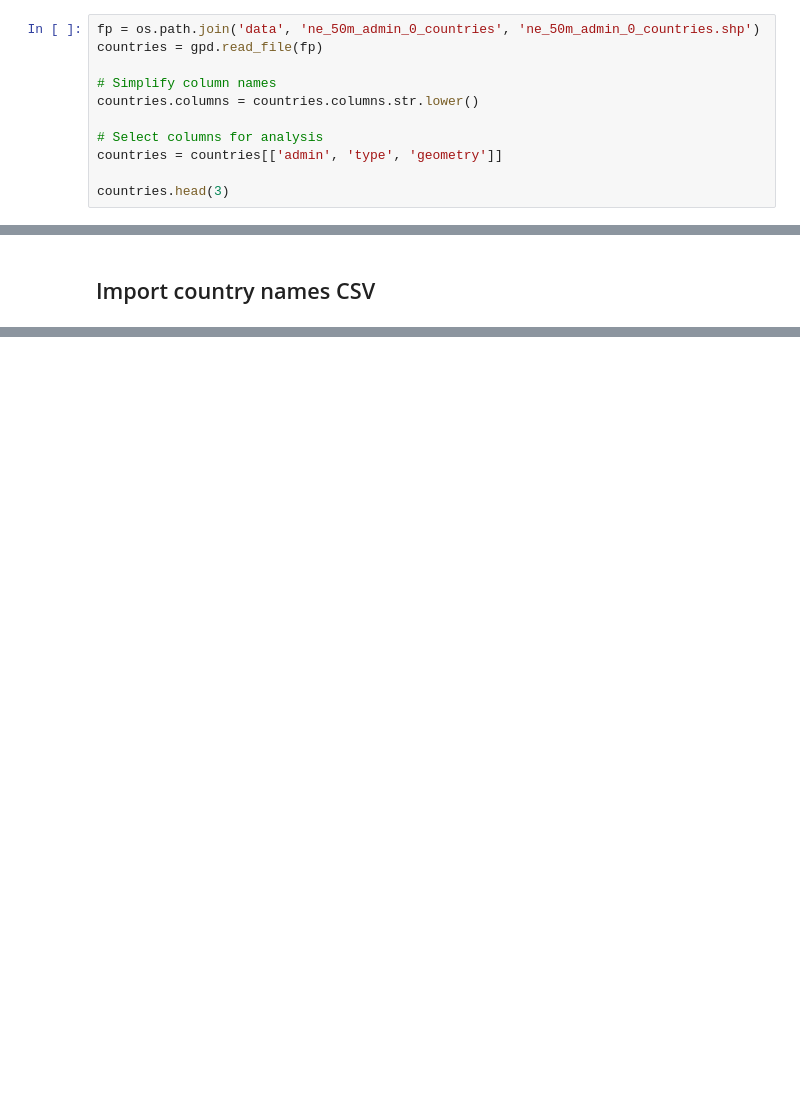
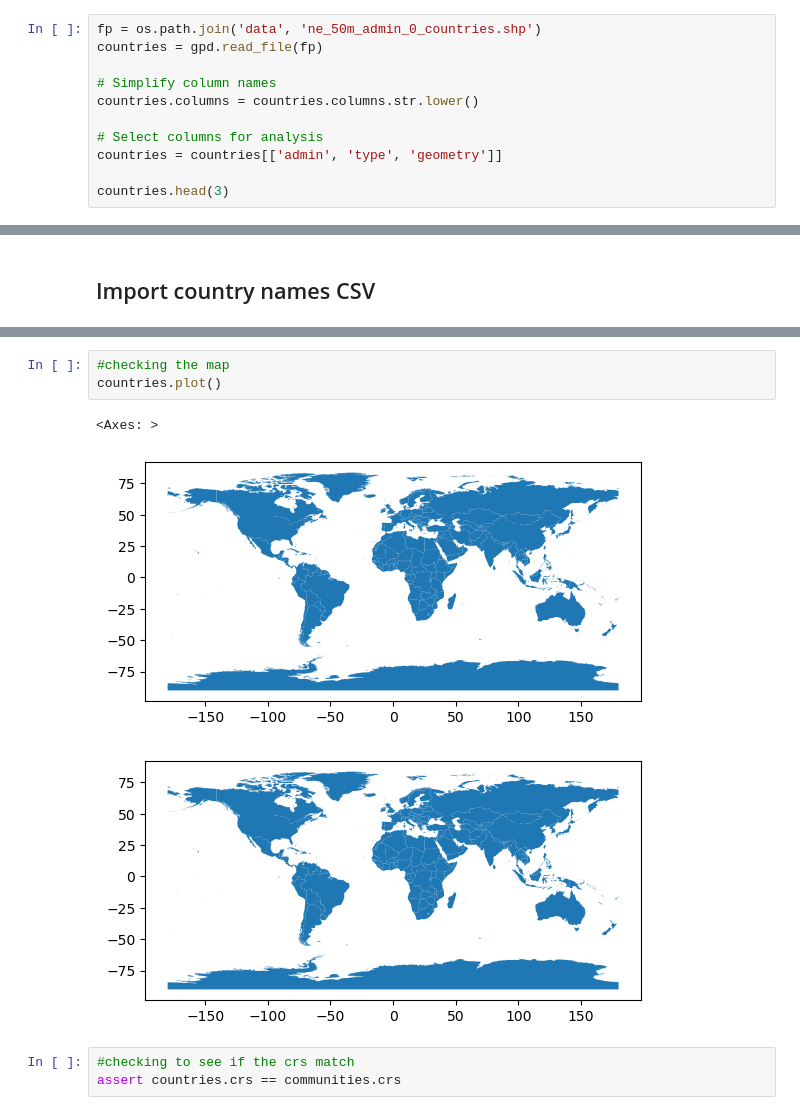
Before and after one commit to Amapolaa/EDS220-in-class, a Jupyter notebook: week-6-merge-reproject-STUDENTS.ipynb, the cells around one changed output, grey strips where cells are left out. Cells and saved outputs as stored; diff of their text form; blank space fills up the shorter version.

```diff
--- a/week-6-merge-reproject-STUDENTS.ipynb
+++ b/week-6-merge-reproject-STUDENTS.ipynb
@@ -28,7 +28,7 @@ import geopandas as gpd
 # %% [markdown]
 ## Import countries shapefile
 # %%
-fp = os.path.join('data', 'ne_50m_admin_0_countries', 'ne_50m_admin_0_countries.shp')
+fp = os.path.join('data', 'ne_50m_admin_0_countries.shp')
 countries = gpd.read_file(fp)
 
 # Simplify column names
@@ -54,0 +70,10 @@ country_names.head(3)
+# %%
+#checking the map
+countries.plot()
+# %% [output]
+<Axes: >
+[figure, added]
+[figure, added]
+# %%
+#checking to see if the crs match
+assert countries.crs == communities.crs
```
Also changed, not shown: parts of 30 cells of this notebook, 3 other files.
